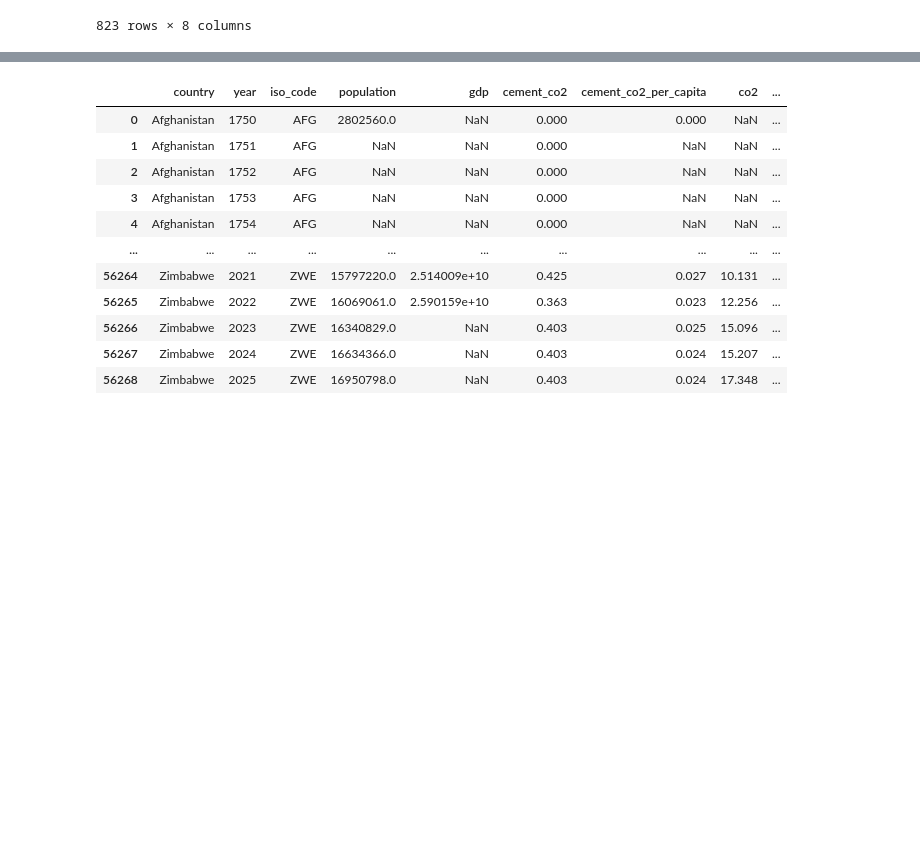
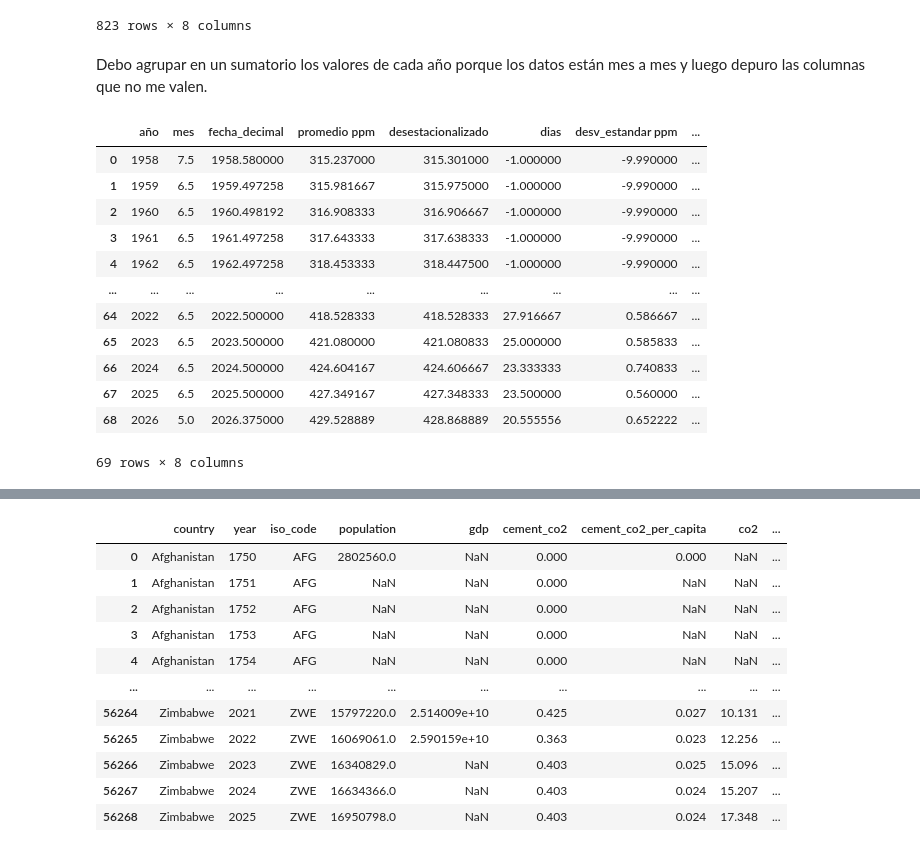
Before and after one commit to inakigallego/EDA-19-11-2026, a Jupyter notebook: 1-Tema, hipotesis y datasets.ipynb, the cells around one changed output, grey strips where cells are left out. Cells and saved outputs as stored; diff of their text form; code cells hidden in the pictures; blank space fills up the shorter version.

```diff
--- a/1-Tema, hipotesis y datasets.ipynb
+++ b/1-Tema, hipotesis y datasets.ipynb
@@ -96,3 +99,22 @@ df
 | 821 | 2026 | 8 | 2026.6250 | 427.55 | 429.48 | 17 | 0.38 | ... |
 | 822 | 2026 | 9 | 2026.7083 | 426.07 | 429.55 | 18 | 0.51 | ... |
 823 rows × 8 columns
+# %% [markdown]
+Debo agrupar en un sumatorio los valores de cada año porque los datos están mes a mes y luego depuro las columnas que no me valen.
+# %%
+df_anual = df.groupby("año", as_index=False).mean(numeric_only=True)
+df_anual
+# %% [output]
+|  | año | mes | fecha_decimal | promedio ppm | desestacionalizado | dias | desv_estandar ppm | ... |
+| 0 | 1958 | 7.5 | 1958.580000 | 315.237000 | 315.301000 | -1.000000 | -9.990000 | ... |
+| 1 | 1959 | 6.5 | 1959.497258 | 315.981667 | 315.975000 | -1.000000 | -9.990000 | ... |
+| 2 | 1960 | 6.5 | 1960.498192 | 316.908333 | 316.906667 | -1.000000 | -9.990000 | ... |
+| 3 | 1961 | 6.5 | 1961.497258 | 317.643333 | 317.638333 | -1.000000 | -9.990000 | ... |
+| 4 | 1962 | 6.5 | 1962.497258 | 318.453333 | 318.447500 | -1.000000 | -9.990000 | ... |
+| ... | ... | ... | ... | ... | ... | ... | ... | ... |
+| 64 | 2022 | 6.5 | 2022.500000 | 418.528333 | 418.528333 | 27.916667 | 0.586667 | ... |
+| 65 | 2023 | 6.5 | 2023.500000 | 421.080000 | 421.080833 | 25.000000 | 0.585833 | ... |
+| 66 | 2024 | 6.5 | 2024.500000 | 424.604167 | 424.606667 | 23.333333 | 0.740833 | ... |
+| 67 | 2025 | 6.5 | 2025.500000 | 427.349167 | 427.348333 | 23.500000 | 0.560000 | ... |
+| 68 | 2026 | 5.0 | 2026.375000 | 429.528889 | 428.868889 | 20.555556 | 0.652222 | ... |
+69 rows × 8 columns
```
Also changed, not shown: parts of 13 cells of this notebook.
